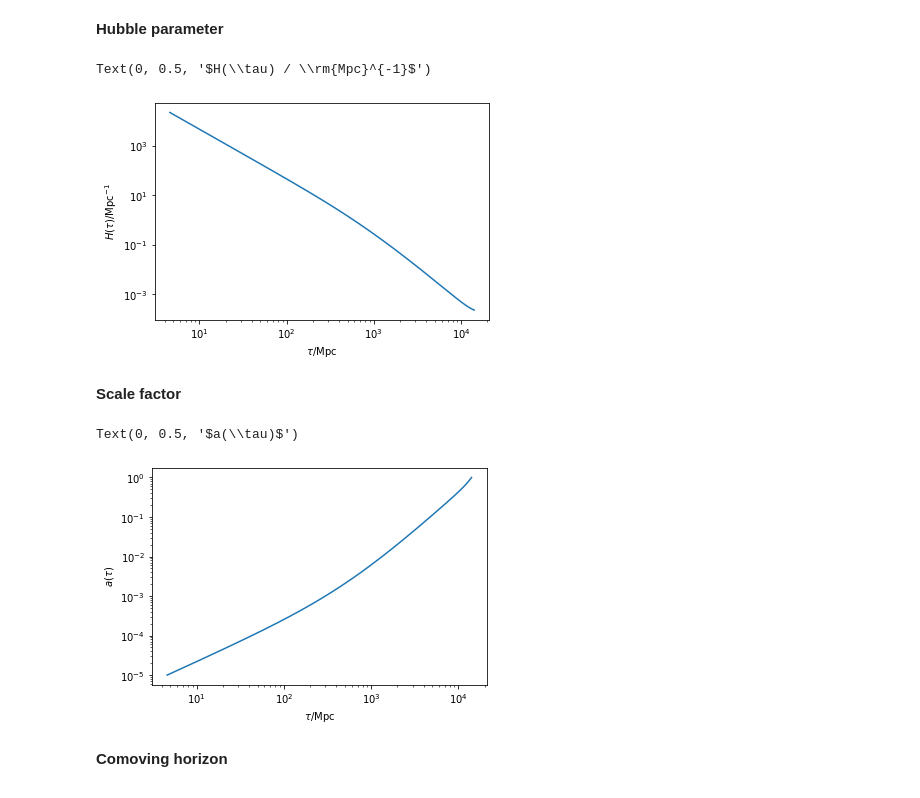
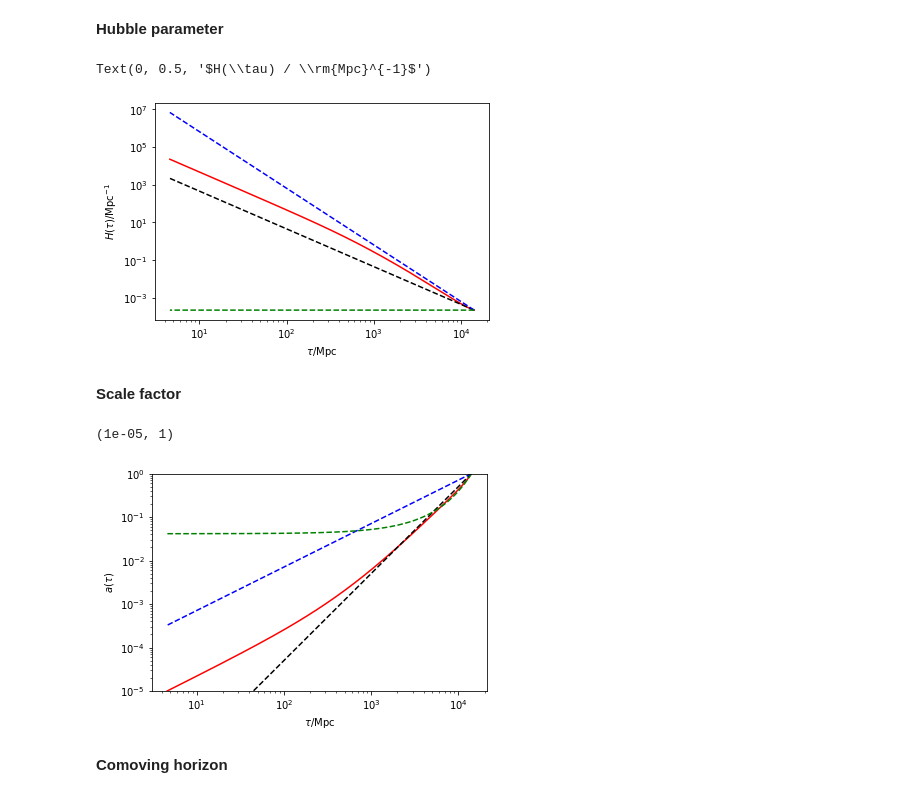
Before and after one commit to mjohnsonperimeter/cosmology_2019, a Jupyter notebook: background_cosmology.ipynb, the cells around one changed output. Drawn from its saved outputs; the diff is of its cells as text; code cells hidden in the pictures.

```diff
--- a/background_cosmology.ipynb
+++ b/background_cosmology.ipynb
@@ -55,21 +55,28 @@ The comoving radius of the observable Universe (in Mpc) is:
 z = np.logspace(-5,5,5000)
 H_z = results.h_of_z(z)
 tau_z = results.conformal_time(z)
-plt.loglog(tau_z,H_z)
+plt.loglog(tau_z,H_z,'r')
+plt.loglog(tau_z,H_z[0]*(tau_z[0]/tau_z)**2,'k--')
+plt.loglog(tau_z,H_z[0]*(tau_z[0]/tau_z)**3,'b--')
+plt.loglog(tau_z,H_z[0]*np.ones(tau_z.shape[0]),'g--')
 plt.xlabel(r'$\tau / \rm{Mpc}$')
 plt.ylabel(r'$H(\tau) / \rm{Mpc}^{-1}$')
 # %% [output]
 Text(0, 0.5, '$H(\\tau) / \\rm{Mpc}^{-1}$')
-[figure, old version]
+[figure, new version]
 # %% [markdown]
 **Scale factor**
 # %%
-plt.loglog(tau_z,1/(1+z))
+plt.loglog(tau_z,1./(1.+z),'r')
+plt.loglog(tau_z,(tau_z/tau_z[0])**2,'k--')
+plt.loglog(tau_z,(tau_z/tau_z[0]),'b--')
+plt.loglog(tau_z,np.exp(results.h_of_z(0)*(tau_z-tau_z[0])),'g--')
 plt.xlabel(r'$\tau/\rm{Mpc}$')
 plt.ylabel(r'$a(\tau)$')
+plt.ylim(1e-5,1)
 # %% [output]
-Text(0, 0.5, '$a(\\tau)$')
+(1e-05, 1)
-[figure, old version]
+[figure, new version]
 # %% [markdown]
 **Comoving horizon**
 # %%
```
